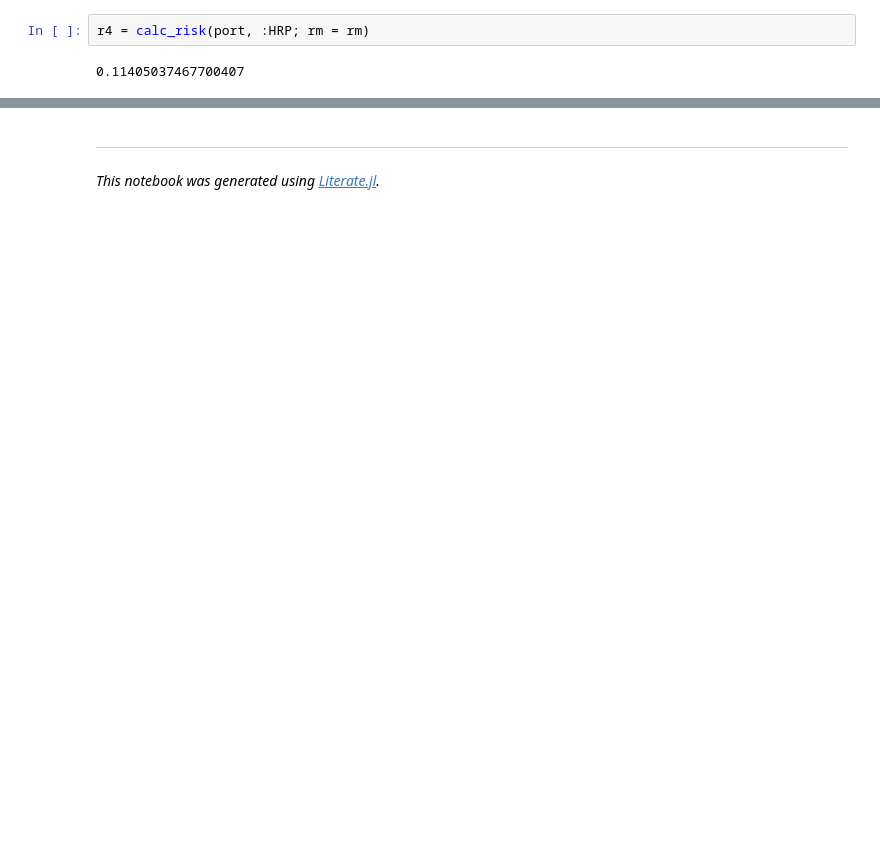
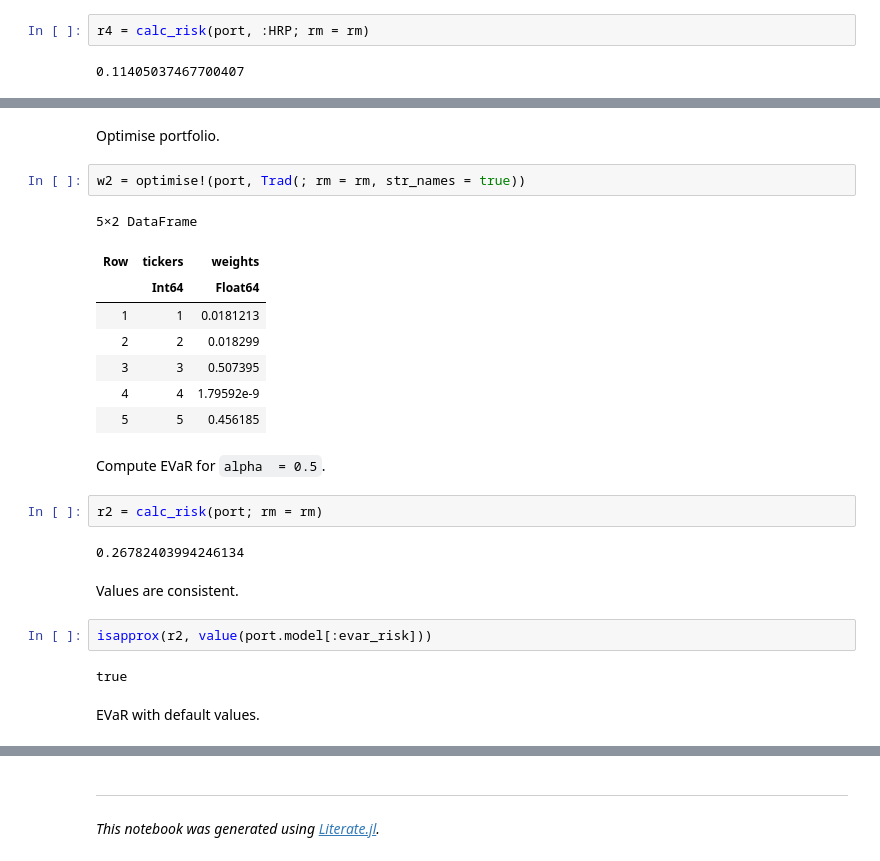
Before and after one commit to dcelisgarza/PortfolioOptimiser.jl, a Jupyter notebook: examples/0_risk_measure_examples.ipynb, the cells around one changed output, grey strips where cells are left out. Cells and saved outputs as stored; diff of their text form; blank space fills up the shorter version.

```diff
--- a/examples/0_risk_measure_examples.ipynb
+++ b/examples/0_risk_measure_examples.ipynb
@@ -1223,0 +1274,27 @@ r4 = calc_risk(port, :HRP; rm = rm)
+# %% [markdown]
+Optimise portfolio.
+# %%
+w2 = optimise!(port, Trad(; rm = rm, str_names = true))
+# %% [output]
+5×2 DataFrame
+| Row | tickers | weights |
+|  | Int64 | Float64 |
+| 1 | 1 | 0.0181213 |
+| 2 | 2 | 0.018299 |
+| 3 | 3 | 0.507395 |
+| 4 | 4 | 1.79592e-9 |
+| 5 | 5 | 0.456185 |
+# %% [markdown]
+Compute EVaR for `alpha  = 0.5`.
+# %%
+r2 = calc_risk(port; rm = rm)
+# %% [output]
+0.26782403994246134
+# %% [markdown]
+Values are consistent.
+# %%
+isapprox(r2, value(port.model[:evar_risk]))
+# %% [output]
+true
+# %% [markdown]
+EVaR with default values.
```
Also changed, not shown: parts of 106 cells of this notebook, 3 other files.
